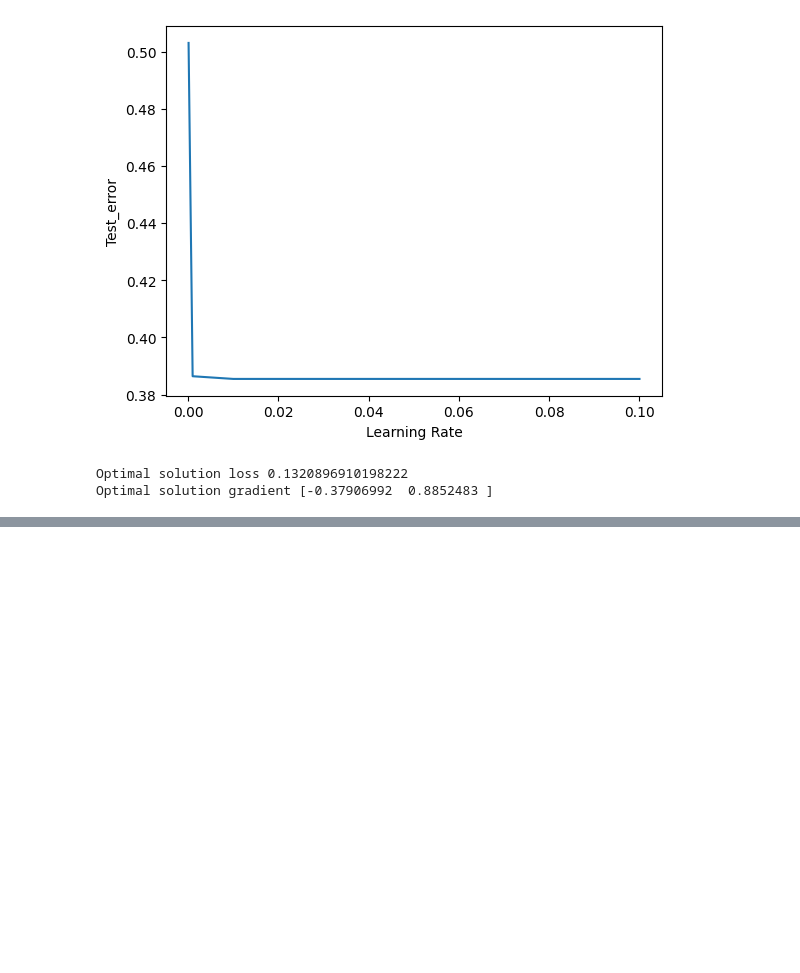
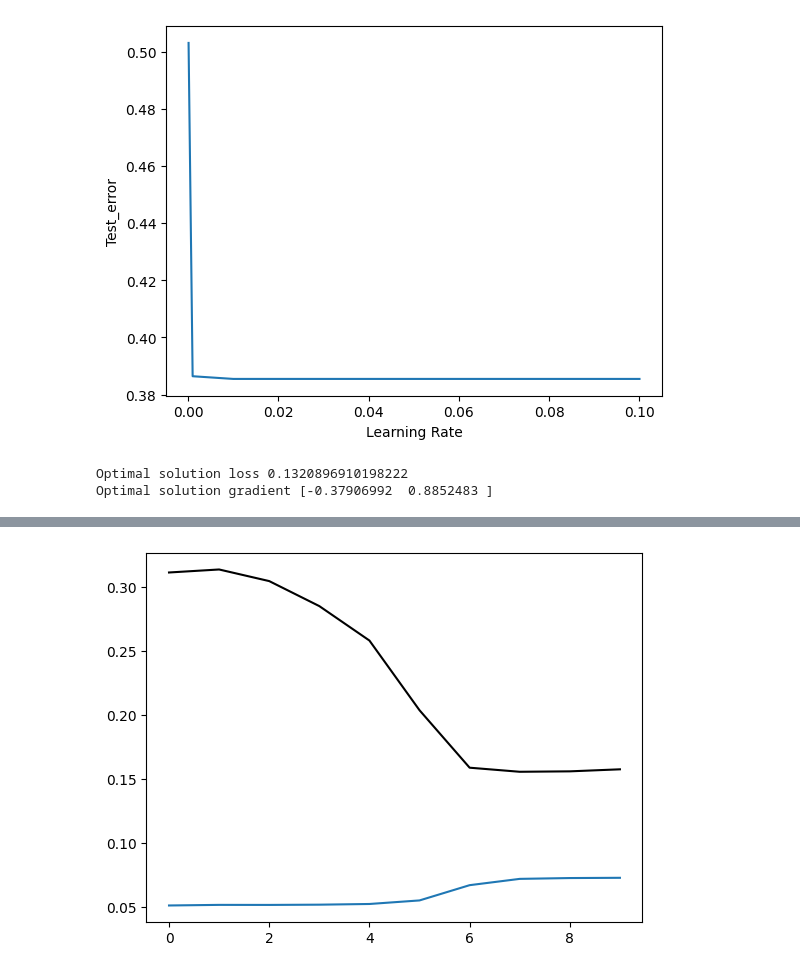
Before and after one commit to DivikChotani/machine-learning, a Jupyter notebook: HW1_code/Notebook.ipynb, the cells around one changed output, grey strips where cells are left out. Saved outputs shown, nothing was run; the diff lists cells and outputs as text; code cells hidden in the pictures; blank space fills up the shorter version.

Commit message:
added regularization to closed form solution

```diff
--- a/HW1_code/Notebook.ipynb
+++ b/HW1_code/Notebook.ipynb
@@ -331,17 +330,38 @@ plt.show()
 # %%
 #PART (i):
 train_loss=np.zeros((10,1))
 test_loss=np.zeros((10,1))
 # ================================================================ #
 # YOUR CODE HERE:
 # complete the following code to plot both the training and test loss in the same plot
 # for m range from 1 to 10
 # ================================================================ #
+lambdas = [0] + [10**(-i) for i in range(8, -1, -1)]  # [0, 1e-8, ..., 1e0]
+train_loss = np.zeros((10, 1))
+test_loss = np.zeros((10, 1))
+
+for i, lam in enumerate(lambdas):
+    regression = Regression(m=10, reg_param=lam)
+
+    # Train using gradient descent
+    regression.closed_form(X_train, y_train)
+
+    # Predict on training and test data
+    y_pred_train = regression.predict(X_train).reshape(-1, 1)
+    y_pred_test = regression.predict(X_test).reshape(-1, 1)
+
+    y_train_reshaped = y_train.reshape(-1, 1)
+    y_test_reshaped = y_test.reshape(-1, 1)
+
+    # Compute unregularized MSE losses
+    train_loss[i] = np.sum((y_pred_train - y_train_reshaped)**2) / (2 * len(y_train))
+    test_loss[i] = np.sum((y_pred_test - y_test_reshaped)**2) / (2 * len(y_test))
 
 # ================================================================ #
 # END YOUR CODE HERE
 # ================================================================ #
-
 plt.plot(train_loss)
 plt.plot(test_loss, color='black')
 plt.show()
+# %% [output]
+[figure, added]
```
Also changed, not shown: parts of 2 cells of this notebook, 2 other files.
